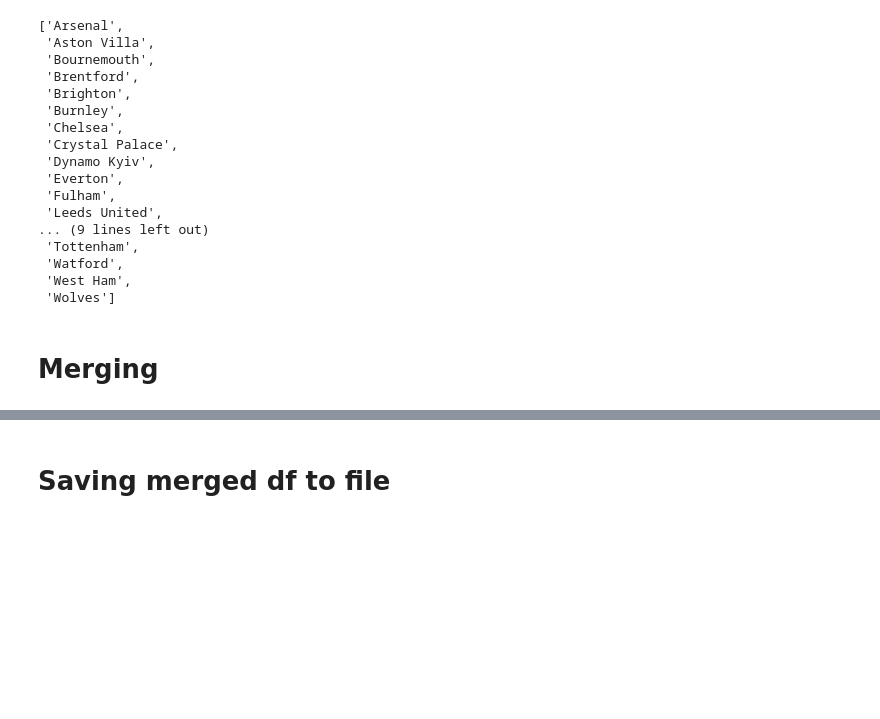
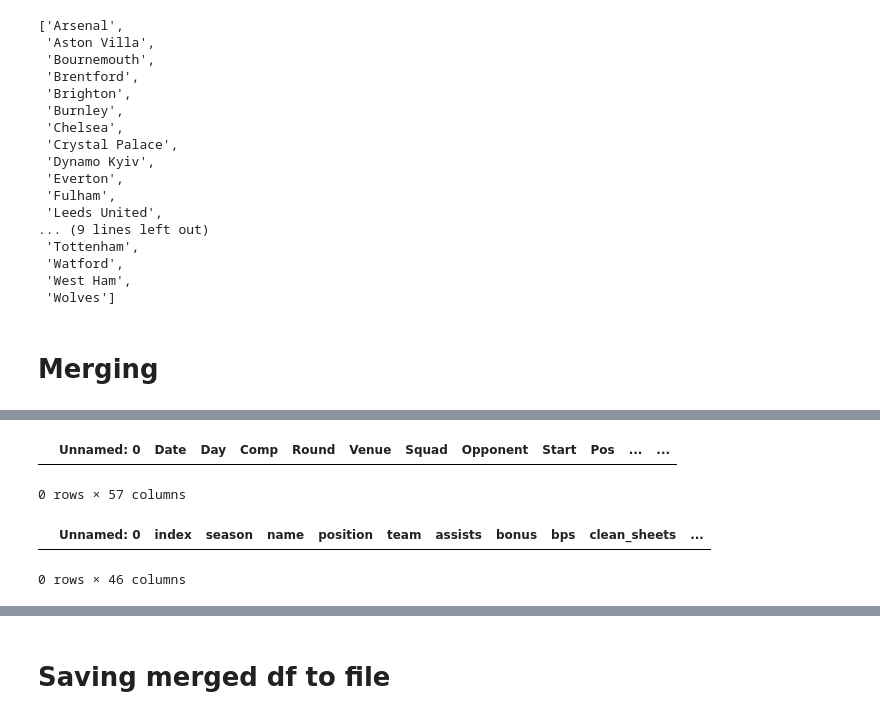
Before and after one commit to Fran3x/FPL_Model, a Jupyter notebook: notebooks/merge_FPL_fbref.ipynb, the cells around one changed output, grey strips where cells are left out. Cells and saved outputs as stored; diff of their text form; code cells hidden in the pictures; blank space fills up the shorter version.

```diff
--- a/notebooks/merge_FPL_fbref.ipynb
+++ b/notebooks/merge_FPL_fbref.ipynb
@@ -208,8 +210,14 @@ fpl[(fpl["name"].apply(neutralize_name) == name) & (fpl["season"] == season) & (
 # %%
-fbref[fbref["Name"] == "Tosin-Adarabioyo"][fbref["GW"] == 7].iloc[0]
+fbref[fbref["Name"] == "Tosin-Adarabioyo"][fbref["GW"] == 7]
+# %% [output]
+|  | Unnamed: 0 | Date | Day | Comp | Round | Venue | Squad | Opponent | Start | Pos | ... | ... |
+0 rows × 57 columns
 # %%
 # fpl[(fpl["name"].apply(neutralize_name) == name) & (fpl["GW"] == gw) & (fpl["season"] == season) & (fpl["team"] == team)].iloc[1]
 # %%
-fpl[(fpl["name"] == "Cafu")]
+fpl[(fpl["name"] == "Erling-Haaland")]
+# %% [output]
+|  | Unnamed: 0 | index | season | name | position | team | assists | bonus | bps | clean_sheets | ... |
+0 rows × 46 columns
 # %%
 fbref[fbref["Name"] == "Tosin-Adarabioyo"][fbref["GW"] == 19]
```
Also changed, not shown: parts of 6 cells of this notebook, 4 other files.
